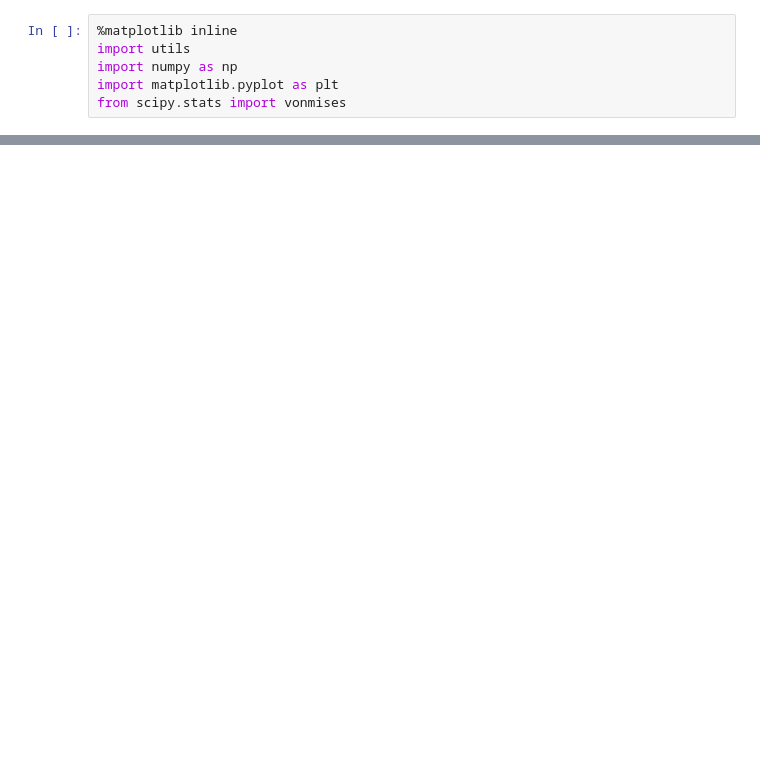
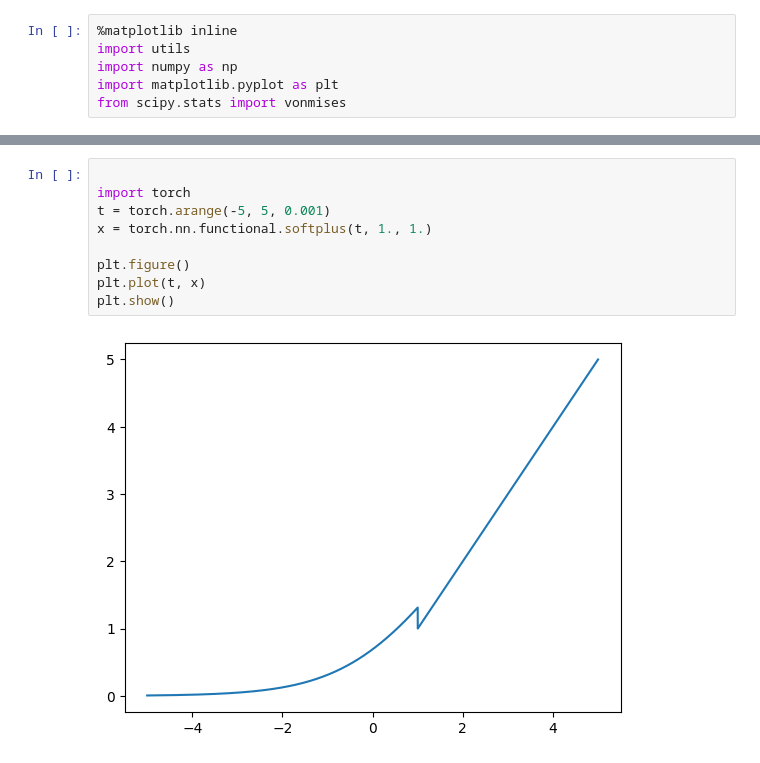
Before and after one commit to somamizobuchi/eye-movement-net, a Jupyter notebook: sandbox.ipynb, the cells around one changed output, grey strips where cells are left out. Saved outputs shown, nothing was run; the diff lists cells and outputs as text; blank space fills up the shorter version.

```diff
--- a/sandbox.ipynb
+++ b/sandbox.ipynb
@@ -61,0 +81,11 @@ plt.show()
+# %%
+
+import torch
+t = torch.arange(-5, 5, 0.001)
+x = torch.nn.functional.softplus(t, 1., 1.)
+
+plt.figure()
+plt.plot(t, x)
+plt.show()
+# %% [output]
+[figure, added]
```
Also changed, not shown: parts of 4 cells of this notebook, 5 other files.
